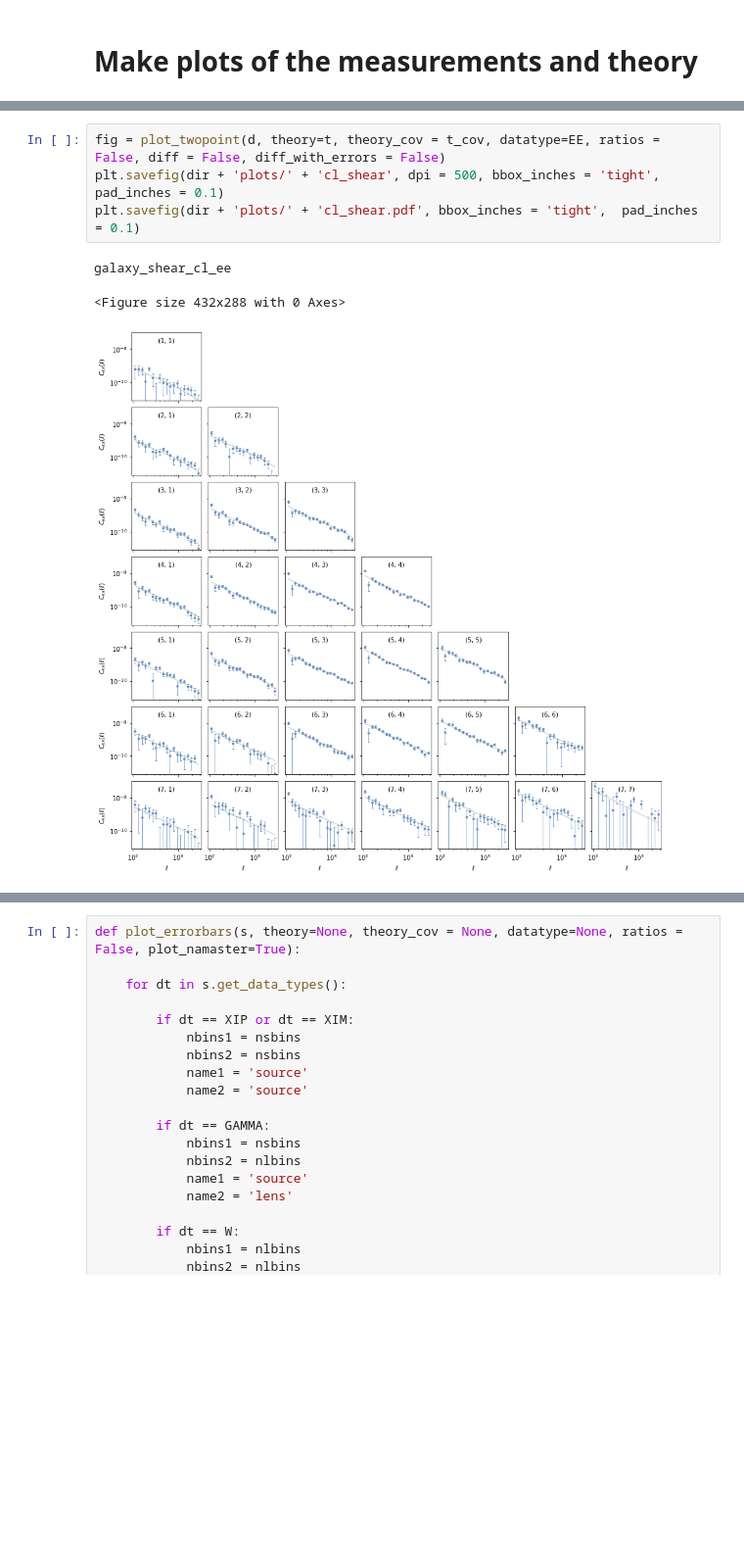
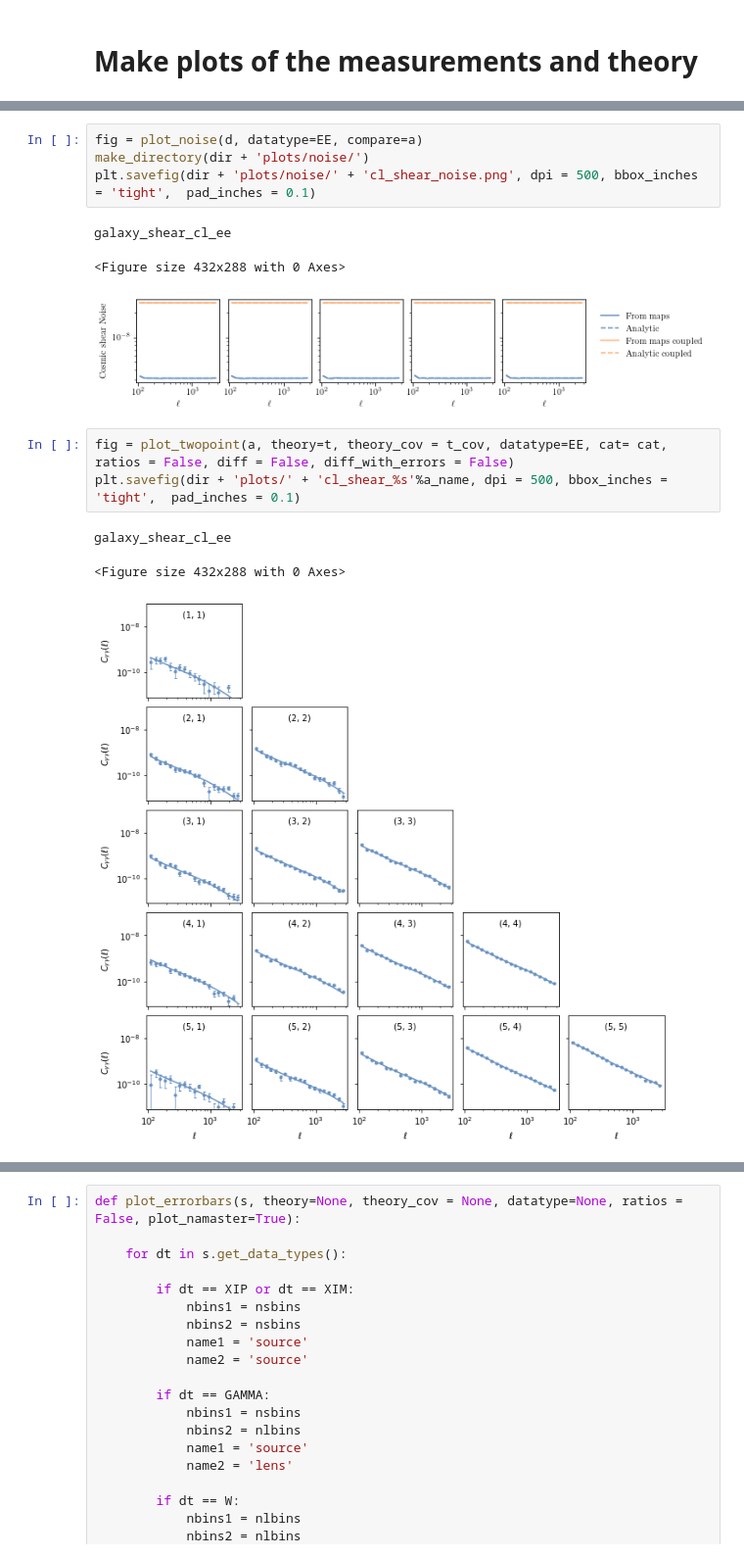
Before and after one commit to LSSTDESC/txpipe-cosmodc2, a Jupyter notebook: notebooks/PlotMeasurementsTheoryandErrorsFourier.ipynb, the cells around one changed output, grey strips where cells are left out. Shown at 98% size. Drawn from its saved outputs; the diff is of its cells as text; blank space fills up the shorter version.

```diff
--- a/notebooks/PlotMeasurementsTheoryandErrorsFourier.ipynb
+++ b/notebooks/PlotMeasurementsTheoryandErrorsFourier.ipynb
@@ -377,9 +527,16 @@ def plot_twopoint(s, theory=None, theory_cov = None, datatype=None, ratios = Fal
+# %%
+fig = plot_noise(d, datatype=EE, compare=a)
+make_directory(dir + 'plots/noise/')
+plt.savefig(dir + 'plots/noise/' + 'cl_shear_noise.png', dpi = 500, bbox_inches = 'tight',  pad_inches = 0.1)
+# %% [output]
+galaxy_shear_cl_ee
+<Figure size 432x288 with 0 Axes>
+[figure, added]
 # %%
-fig = plot_twopoint(d, theory=t, theory_cov = t_cov, datatype=EE, ratios = False, diff = False, diff_with_errors = False)
-plt.savefig(dir + 'plots/' + 'cl_shear', dpi = 500, bbox_inches = 'tight',  pad_inches = 0.1)
-plt.savefig(dir + 'plots/' + 'cl_shear.pdf', bbox_inches = 'tight',  pad_inches = 0.1)
+fig = plot_twopoint(a, theory=t, theory_cov = t_cov, datatype=EE, cat= cat, ratios = False, diff = False, diff_with_errors = False)
+plt.savefig(dir + 'plots/' + 'cl_shear_%s'%a_name, dpi = 500, bbox_inches = 'tight',  pad_inches = 0.1)
 # %% [output]
 galaxy_shear_cl_ee
 <Figure size 432x288 with 0 Axes>
-[figure, old version]
+[figure, new version]
 # %%
```
Also changed, not shown: parts of 30 cells of this notebook, 35 other files.
